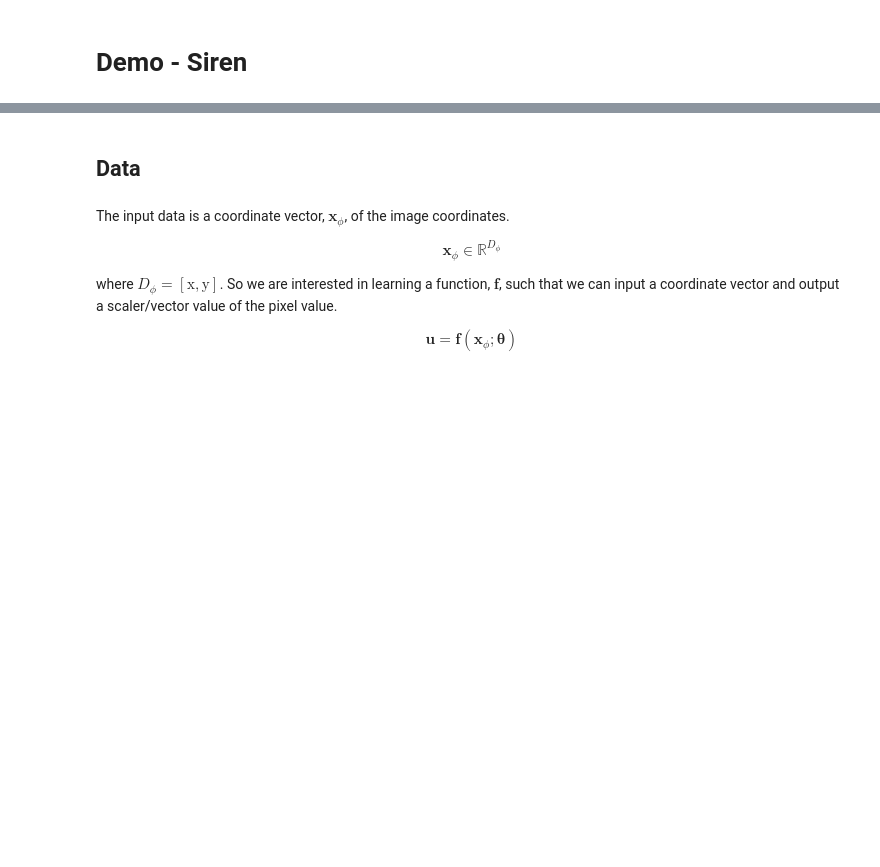
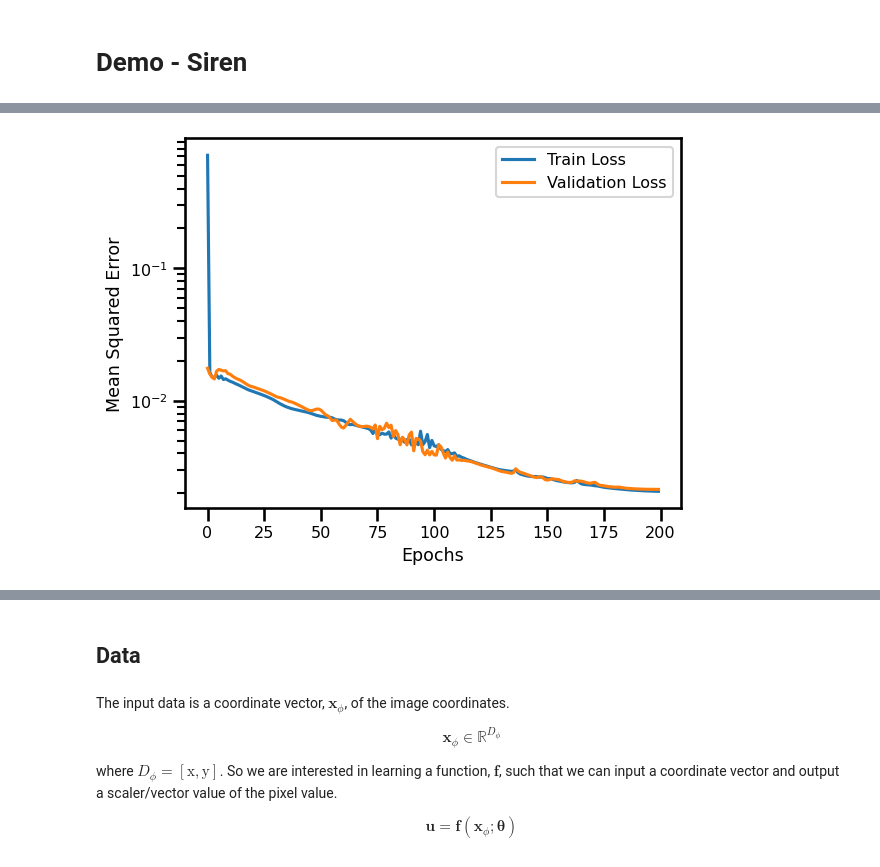
Before and after one commit to jejjohnson/ml4ssh, a Jupyter notebook: notebooks/demo_dc21a.ipynb, the cells around one changed output, grey strips where cells are left out. Saved outputs shown, nothing was run; the diff lists cells and outputs as text; code cells hidden in the pictures; blank space fills up the shorter version.

```diff
--- a/notebooks/demo_dc21a.ipynb
+++ b/notebooks/demo_dc21a.ipynb
@@ -52,0 +131,7 @@ dl_predict = dm.predict_dataloader()
+# %%
+if torch.has_mps:
+    device = "mps"
+elif torch.has_cuda:
+    device = "cuda"
+else:
+    device = "cpu"
@@ -52,0 +172,21 @@ dl_predict = dm.predict_dataloader()
+# %%
+from skorch.dataset import ValidSplit
+
+# train split percentage
+train_split = ValidSplit(0.1, stratified=False)
+# %%
+from skorch import NeuralNetRegressor
+
+skorch_net = NeuralNetRegressor(
+    module=siren_net,
+    max_epochs=args.num_epochs,
+    lr=args.learning_rate,
+    batch_size=args.batch_size,
+    device=device,
+    optimizer=torch.optim.Adam,
+    train_split=train_split,
+    callbacks=callbacks
+
+)
+# %%
+skorch_net.fit(X_train, y_train)
@@ -52,0 +228,12 @@ dl_predict = dm.predict_dataloader()
+# %%
+fig, ax = plt.subplots()
+
+ax.plot(skorch_net.history[:, "train_loss"], label="Train Loss")
+ax.plot(skorch_net.history[:, "valid_loss"], label="Validation Loss")
+
+ax.set(yscale="log", xlabel="Epochs", ylabel="Mean Squared Error")
+
+plt.legend()
+plt.show()
+# %% [output]
+[figure, added]
```
Also changed, not shown: parts of 36 cells of this notebook, 7 other files.
